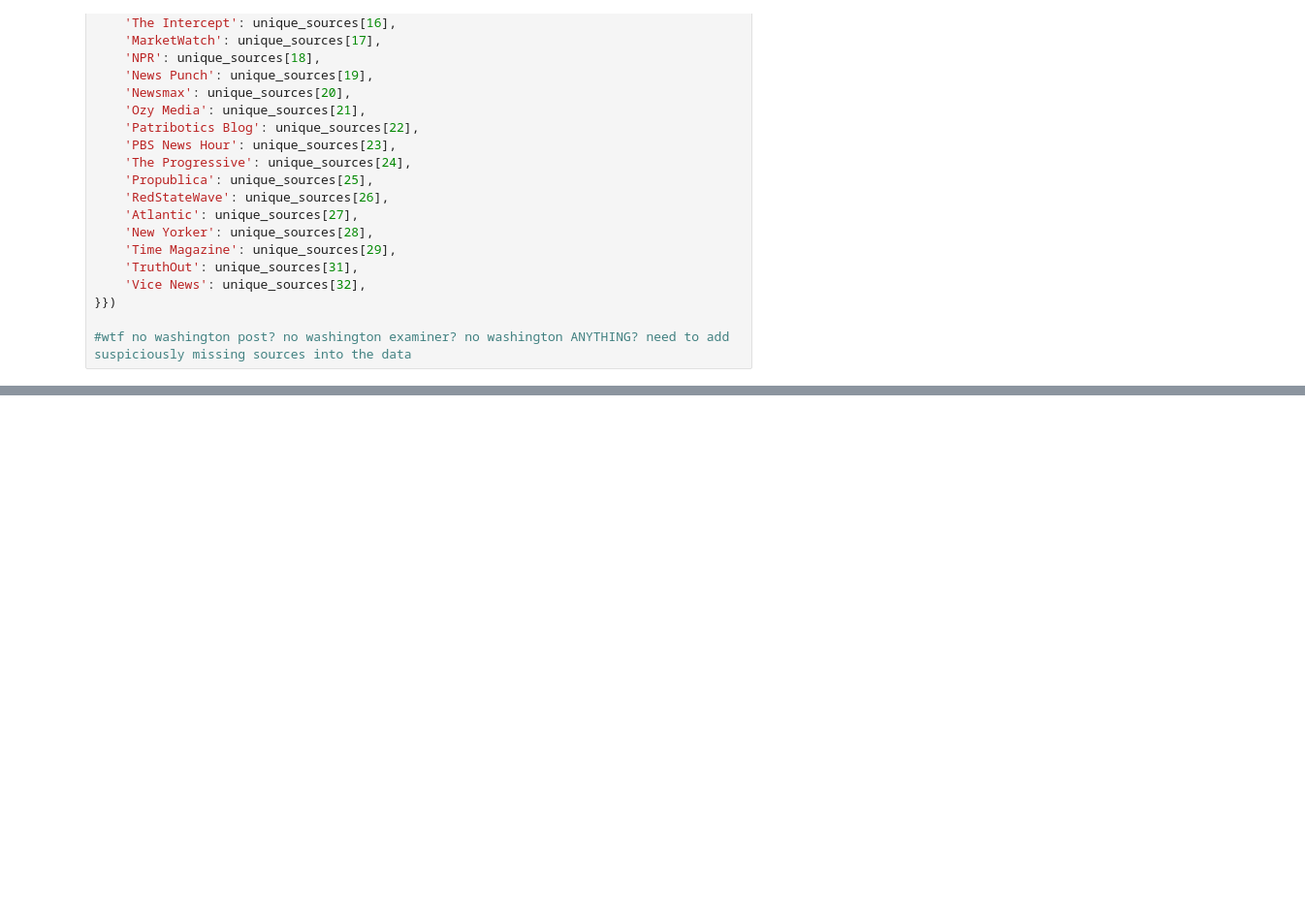
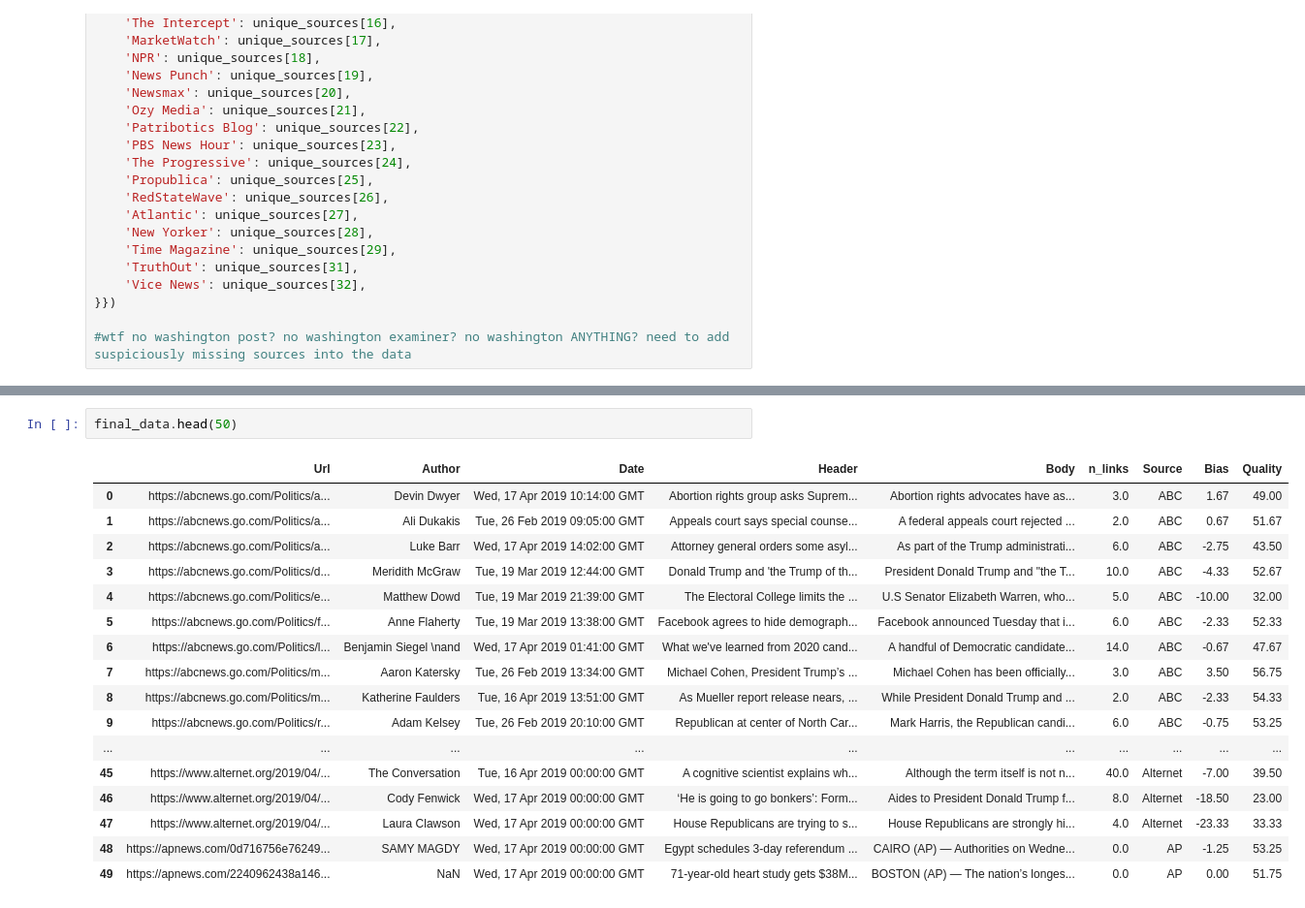
Before and after one commit to anitailango/affinity, a Jupyter notebook: backend/notebooks/Scraping Media Bias Data.ipynb, the cells around one changed output, grey strips where cells are left out. Shown at 97% size. Cells and saved outputs as stored; diff of their text form; blank space fills up the shorter version.

Commit message:
merged all media bias data into data csv file

```diff
--- a/backend/notebooks/Scraping Media Bias Data.ipynb
+++ b/backend/notebooks/Scraping Media Bias Data.ipynb
@@ -167,0 +149,20 @@ df = df.replace({'Name': {'ABC News': unique_sources[0],
+# %%
+final_data.head(50)
+# %% [output]
+|  | Url | Author | Date | Header | Body | n_links | Source | Bias | Quality |
+| 0 | https://abcnews.go.com/Politics/a... | Devin Dwyer | Wed, 17 Apr 2019 10:14:00 GMT | Abortion rights group asks Suprem... | Abortion rights advocates have as... | 3.0 | ABC | 1.67 | 49.00 |
+| 1 | https://abcnews.go.com/Politics/a... | Ali Dukakis | Tue, 26 Feb 2019 09:05:00 GMT | Appeals court says special counse... | A federal appeals court rejected ... | 2.0 | ABC | 0.67 | 51.67 |
+| 2 | https://abcnews.go.com/Politics/a... | Luke Barr | Wed, 17 Apr 2019 14:02:00 GMT | Attorney general orders some asyl... | As part of the Trump administrati... | 6.0 | ABC | -2.75 | 43.50 |
+| 3 | https://abcnews.go.com/Politics/d... | Meridith McGraw | Tue, 19 Mar 2019 12:44:00 GMT | Donald Trump and 'the Trump of th... | President Donald Trump and "the T... | 10.0 | ABC | -4.33 | 52.67 |
+| 4 | https://abcnews.go.com/Politics/e... | Matthew Dowd | Tue, 19 Mar 2019 21:39:00 GMT | The Electoral College limits the ... | U.S Senator Elizabeth Warren, who... | 5.0 | ABC | -10.00 | 32.00 |
+| 5 | https://abcnews.go.com/Politics/f... | Anne Flaherty | Tue, 19 Mar 2019 13:38:00 GMT | Facebook agrees to hide demograph... | Facebook announced Tuesday that i... | 6.0 | ABC | -2.33 | 52.33 |
+| 6 | https://abcnews.go.com/Politics/l... | Benjamin Siegel \nand | Wed, 17 Apr 2019 01:41:00 GMT | What we've learned from 2020 cand... | A handful of Democratic candidate... | 14.0 | ABC | -0.67 | 47.67 |
+| 7 | https://abcnews.go.com/Politics/m... | Aaron Katersky | Tue, 26 Feb 2019 13:34:00 GMT | Michael Cohen, President Trump’s ... | Michael Cohen has been officially... | 3.0 | ABC | 3.50 | 56.75 |
+| 8 | https://abcnews.go.com/Politics/m... | Katherine Faulders | Tue, 16 Apr 2019 13:51:00 GMT | As Mueller report release nears, ... | While President Donald Trump and ... | 2.0 | ABC | -2.33 | 54.33 |
+| 9 | https://abcnews.go.com/Politics/r... | Adam Kelsey | Tue, 26 Feb 2019 20:10:00 GMT | Republican at center of North Car... | Mark Harris, the Republican candi... | 6.0 | ABC | -0.75 | 53.25 |
+| ... | ... | ... | ... | ... | ... | ... | ... | ... | ... |
+| 45 | https://www.alternet.org/2019/04/... | The Conversation | Tue, 16 Apr 2019 00:00:00 GMT | A cognitive scientist explains wh... | Although the term itself is not n... | 40.0 | Alternet | -7.00 | 39.50 |
+| 46 | https://www.alternet.org/2019/04/... | Cody Fenwick | Wed, 17 Apr 2019 00:00:00 GMT | ‘He is going to go bonkers’: Form... | Aides to President Donald Trump f... | 8.0 | Alternet | -18.50 | 23.00 |
+| 47 | https://www.alternet.org/2019/04/... | Laura Clawson | Wed, 17 Apr 2019 00:00:00 GMT | House Republicans are trying to s... | House Republicans are strongly hi... | 4.0 | Alternet | -23.33 | 33.33 |
+| 48 | https://apnews.com/0d716756e76249... | SAMY MAGDY | Wed, 17 Apr 2019 00:00:00 GMT | Egypt schedules 3-day referendum ... | CAIRO (AP) — Authorities on Wedne... | 0.0 | AP | -1.25 | 53.25 |
+| 49 | https://apnews.com/2240962438a146... | NaN | Wed, 17 Apr 2019 00:00:00 GMT | 71-year-old heart study gets $38M... | BOSTON (AP) — The nation’s longes... | 0.0 | AP | 0.00 | 51.75 |
```
Also changed, not shown: parts of 9 cells of this notebook.
